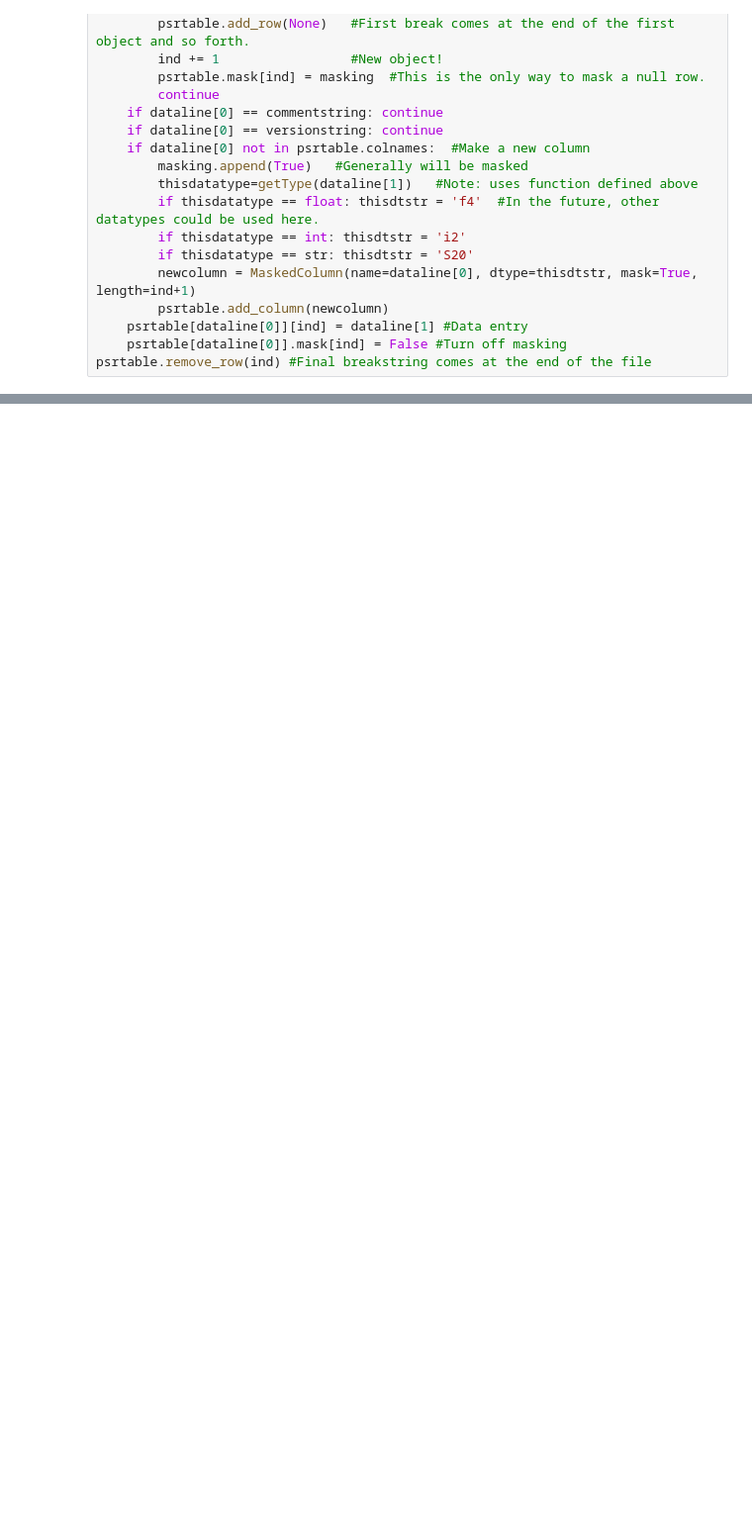
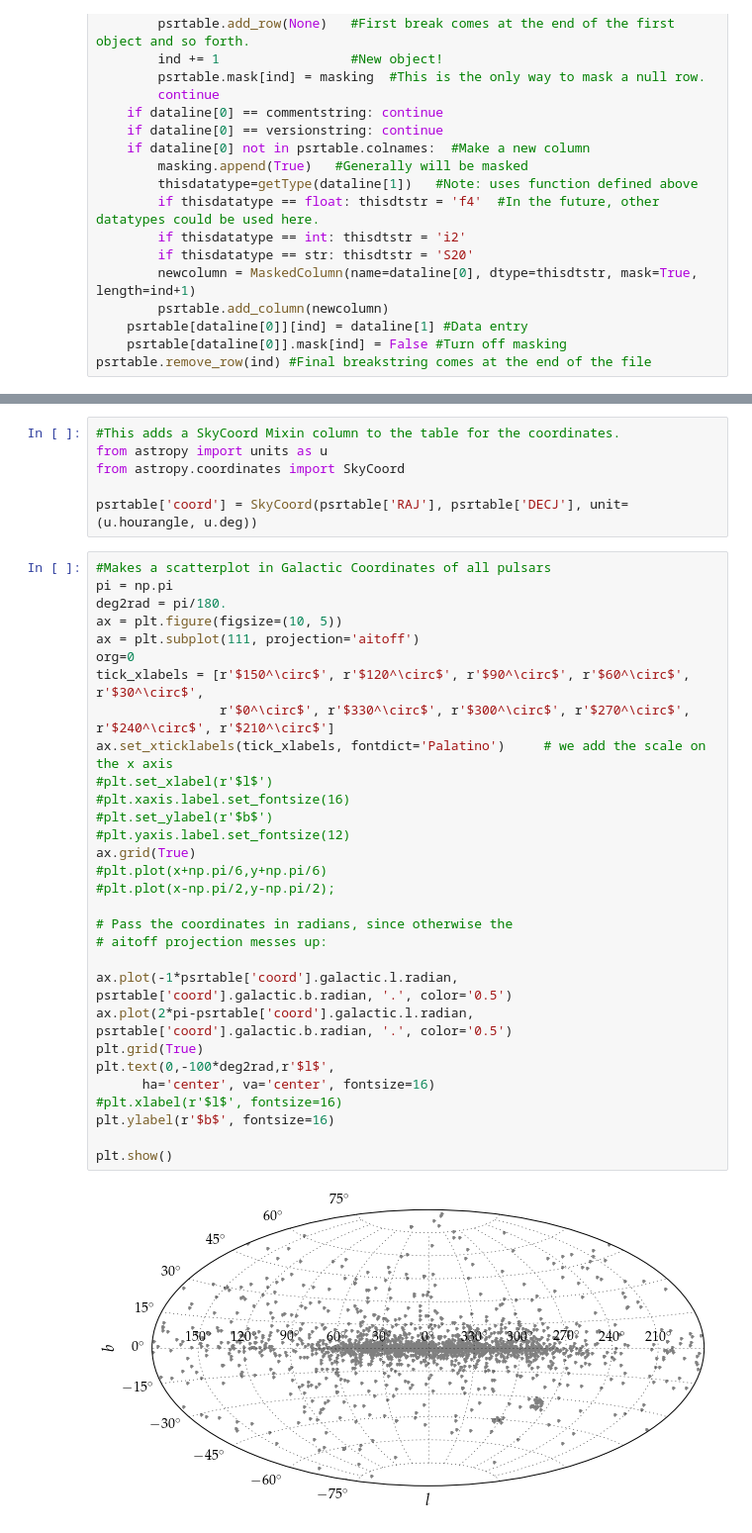
Before and after one commit to astrophysically/ATNF-Pulsar-Cat, a Jupyter notebook: ATNF.ipynb, the cells around one changed output, grey strips where cells are left out. Shown at 99% size. Saved outputs shown, nothing was run; the diff lists cells and outputs as text; blank space fills up the shorter version.

Commit message:
Adding Coordinate Features

```diff
--- a/ATNF.ipynb
+++ b/ATNF.ipynb
@@ -161,0 +162,38 @@ psrtable
+# %%
+#This adds a SkyCoord Mixin column to the table for the coordinates.
+from astropy import units as u
+from astropy.coordinates import SkyCoord
+
+psrtable['coord'] = SkyCoord(psrtable['RAJ'], psrtable['DECJ'], unit=(u.hourangle, u.deg))
+# %%
+#Makes a scatterplot in Galactic Coordinates of all pulsars
+pi = np.pi
+deg2rad = pi/180.
+ax = plt.figure(figsize=(10, 5))
+ax = plt.subplot(111, projection='aitoff')
+org=0
+tick_xlabels = [r'$150^\circ$', r'$120^\circ$', r'$90^\circ$', r'$60^\circ$', r'$30^\circ$',
+                r'$0^\circ$', r'$330^\circ$', r'$300^\circ$', r'$270^\circ$', r'$240^\circ$', r'$210^\circ$']
+ax.set_xticklabels(tick_xlabels, fontdict='Palatino')     # we add the scale on the x axis
+#plt.set_xlabel(r'$l$')
+#plt.xaxis.label.set_fontsize(16)
+#plt.set_ylabel(r'$b$')
+#plt.yaxis.label.set_fontsize(12)
+ax.grid(True)
+#plt.plot(x+np.pi/6,y+np.pi/6)
+#plt.plot(x-np.pi/2,y-np.pi/2);
+
+# Pass the coordinates in radians, since otherwise the
+# aitoff projection messes up:
+
+ax.plot(-1*psrtable['coord'].galactic.l.radian, psrtable['coord'].galactic.b.radian, '.', color='0.5')
+ax.plot(2*pi-psrtable['coord'].galactic.l.radian, psrtable['coord'].galactic.b.radian, '.', color='0.5')
+plt.grid(True)
+plt.text(0,-100*deg2rad,r'$l$',
+      ha='center', va='center', fontsize=16)
+#plt.xlabel(r'$l$', fontsize=16)
+plt.ylabel(r'$b$', fontsize=16)
+
+plt.show()
+# %% [output]
+[figure, added]
```
Also changed, not shown: parts of 4 cells of this notebook.
